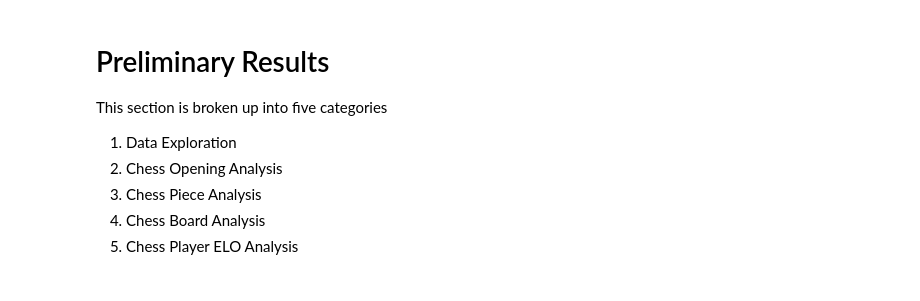
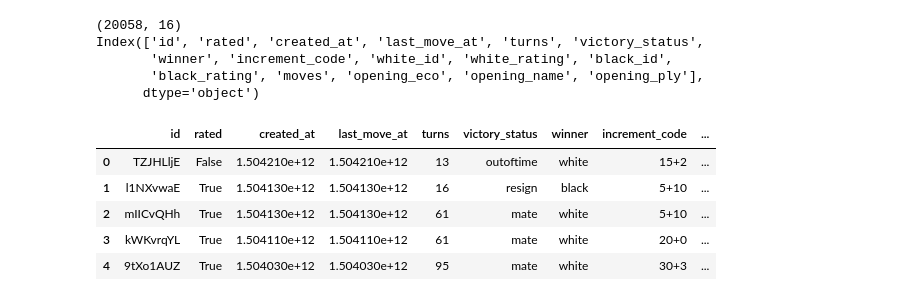
Before and after one commit to T-hawk/chess-ds-final, a Jupyter notebook: milestone.ipynb, the cells around one changed output. Cells and saved outputs as stored; diff of their text form; code cells hidden in the pictures.

```diff
--- a/milestone.ipynb
+++ b/milestone.ipynb
@@ -99,8 +117,0 @@ The team members on this project are by no means chess experts. We are casual en
-# %% [markdown]
-# Preliminary Results
-This section is broken up into five categories
-1. Data Exploration
-2. Chess Opening Analysis
-3. Chess Piece Analysis
-4. Chess Board Analysis
-5. Chess Player ELO Analysis
@@ -106,0 +126,18 @@ This section is broken up into five categories
+# %%
+# Import data and observe shape and columns
+chess_data_raw = pd.read_csv("data/games.csv")
+print(chess_data_raw.shape)
+print(chess_data_raw.columns)
+chess_data_raw.head()
+# %% [output]
+(20058, 16)
+Index(['id', 'rated', 'created_at', 'last_move_at', 'turns', 'victory_status',
+       'winner', 'increment_code', 'white_id', 'white_rating', 'black_id',
+       'black_rating', 'moves', 'opening_eco', 'opening_name', 'opening_ply'],
+      dtype='object')
+|  | id | rated | created_at | last_move_at | turns | victory_status | winner | increment_code | ... |
+| 0 | TZJHLljE | False | 1.504210e+12 | 1.504210e+12 | 13 | outoftime | white | 15+2 | ... |
+| 1 | l1NXvwaE | True | 1.504130e+12 | 1.504130e+12 | 16 | resign | black | 5+10 | ... |
+| 2 | mIICvQHh | True | 1.504130e+12 | 1.504130e+12 | 61 | mate | white | 5+10 | ... |
+| 3 | kWKvrqYL | True | 1.504110e+12 | 1.504110e+12 | 61 | mate | white | 20+0 | ... |
+| 4 | 9tXo1AUZ | True | 1.504030e+12 | 1.504030e+12 | 95 | mate | white | 30+3 | ... |
```
Also changed, not shown: parts of 11 cells of this notebook, 1 other file.
